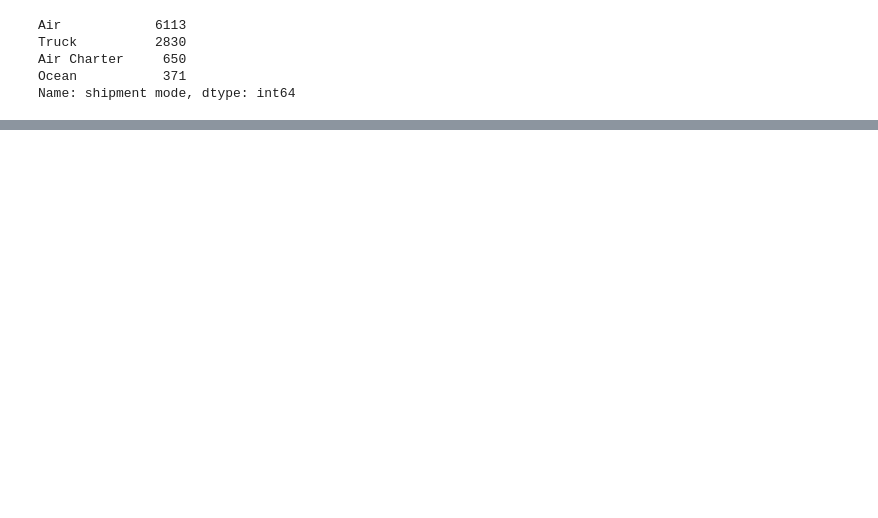
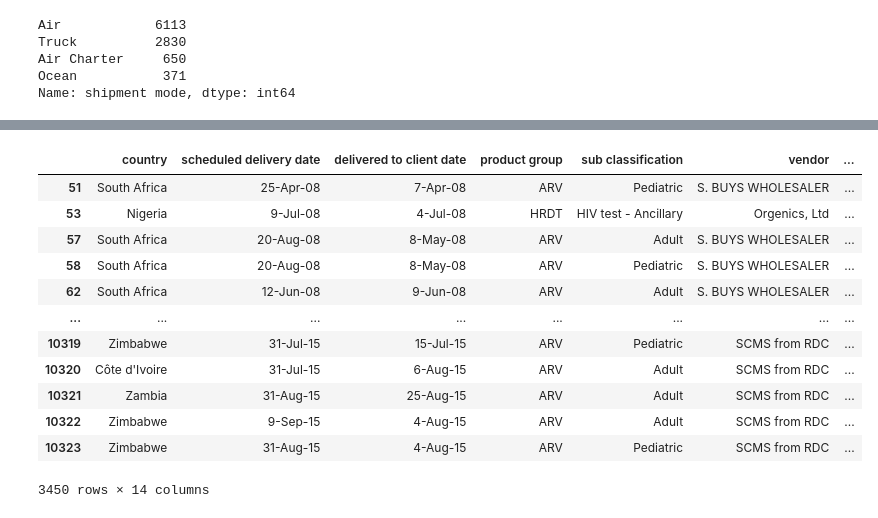
Before and after one commit to SBeyzaU/Demand-Forecasting, a Jupyter notebook: Working.ipynb, the cells around one changed output, grey strips where cells are left out. Cells and saved outputs as stored; diff of their text form; code cells hidden in the pictures; blank space fills up the shorter version.

```diff
--- a/Working.ipynb
+++ b/Working.ipynb
@@ -64,0 +99,5 @@ Name: shipment mode, dtype: int64
+# %%
+df = df[df['country'].map(df['country'].value_counts()) >= 100]
+df.drop(df[df['country'] == 'Haiti'].index, inplace=True)
+df.drop(df[df['country'] == 'Vietnam'].index, inplace=True)
+df.drop(df[df['country'] == 'Guyana'].index, inplace=True)
@@ -64,0 +121,24 @@ Name: shipment mode, dtype: int64
+# %%
+#Grouping countries together based on their location on the continent
+region_map = {
+    'South Africa': 'south',
+    'Nigeria': 'west',
+    "Côte d'Ivoire": 'west',
+    'Uganda': 'east',
+    'Zambia': 'south',
+    'Mozambique': 'south',
+    'Zimbabwe': 'south',
+    'Tanzania': 'east',
+    'Rwanda': 'east',
+    'Congo, DRC': 'east',#Congo is Central but groiuping with east
+    'Ethiopia': 'east',
+    'South Sudan': 'north',
+    'Kenya': 'east'
+}
+
+df[['east', 'west', 'south', 'north']] = df['country'].apply(lambda x: pd.Series({
+    'east': 1 if region_map[x] == 'east' else 0,
+    'west': 1 if region_map[x] == 'west' else 0,
+    'south': 1 if region_map[x] == 'south' else 0,
+    'north': 1 if region_map[x] == 'north' else 0
+}))
@@ -64,0 +197,21 @@ Name: shipment mode, dtype: int64
+# %%
+#Dropping vendors with less than 50 instances
+df = df[df['vendor'].map(df['vendor'].value_counts()) >= 50]
+# %%
+#Checking the rows where the two date columns don't match
+df['delayed_delivery'] = df.apply(lambda row: row['scheduled delivery date'] != row['delivered to client date'], axis=1)
+df[df['delayed_delivery'] == True]
+# %% [output]
+|  | country | scheduled delivery date | delivered to client date | product group | sub classification | vendor | ... |
+| 51 | South Africa | 25-Apr-08 | 7-Apr-08 | ARV | Pediatric | S. BUYS WHOLESALER | ... |
+| 53 | Nigeria | 9-Jul-08 | 4-Jul-08 | HRDT | HIV test - Ancillary | Orgenics, Ltd | ... |
+| 57 | South Africa | 20-Aug-08 | 8-May-08 | ARV | Adult | S. BUYS WHOLESALER | ... |
+| 58 | South Africa | 20-Aug-08 | 8-May-08 | ARV | Pediatric | S. BUYS WHOLESALER | ... |
+| 62 | South Africa | 12-Jun-08 | 9-Jun-08 | ARV | Adult | S. BUYS WHOLESALER | ... |
+| ... | ... | ... | ... | ... | ... | ... | ... |
+| 10319 | Zimbabwe | 31-Jul-15 | 15-Jul-15 | ARV | Pediatric | SCMS from RDC | ... |
+| 10320 | Côte d'Ivoire | 31-Jul-15 | 6-Aug-15 | ARV | Adult | SCMS from RDC | ... |
+| 10321 | Zambia | 31-Aug-15 | 25-Aug-15 | ARV | Adult | SCMS from RDC | ... |
+| 10322 | Zimbabwe | 9-Sep-15 | 4-Aug-15 | ARV | Adult | SCMS from RDC | ... |
+| 10323 | Zimbabwe | 31-Aug-15 | 4-Aug-15 | ARV | Pediatric | SCMS from RDC | ... |
+3450 rows × 14 columns
```
Also changed, not shown: parts of 14 cells of this notebook.
